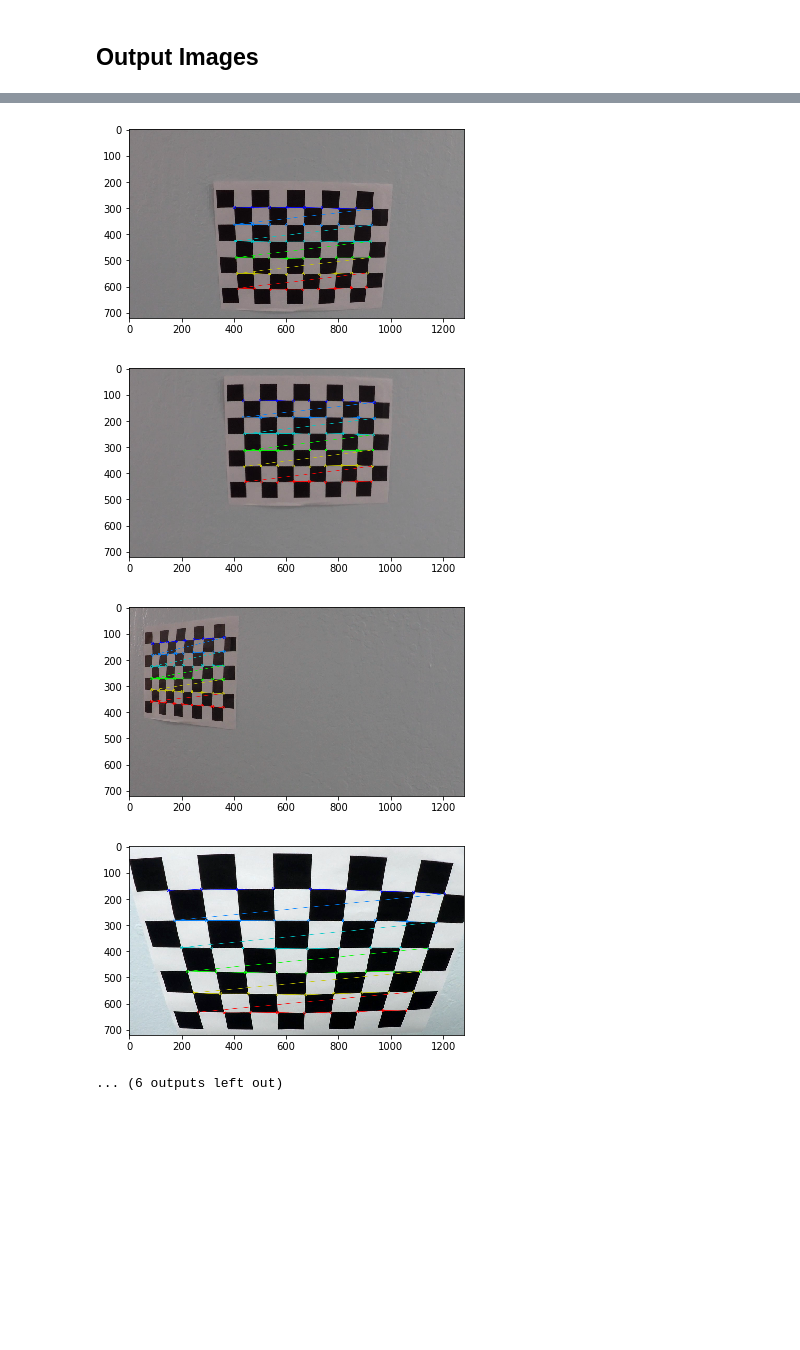
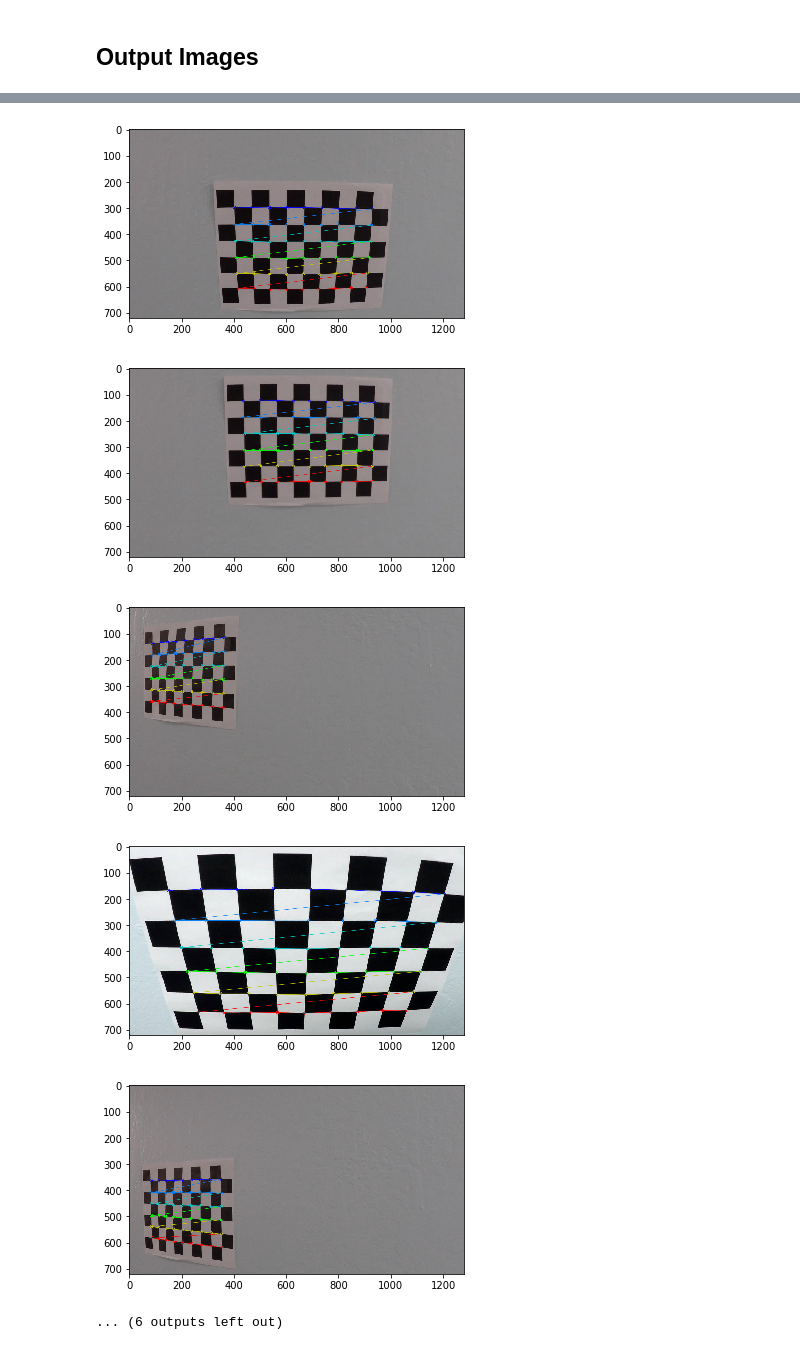
Before and after one commit to sandeeppaulraj/CarND-Advanced-Lane-Lines, a Jupyter notebook: P4_Camera_Calibration.ipynb, the cells around one changed output, grey strips where cells are left out. Drawn from its saved outputs; the diff is of its cells as text; code cells hidden in the pictures; blank space fills up the shorter version.

Commit message:
Output images with checkerboard patterns
Out of the 20 images not all have chessboard corners

```diff
--- a/P4_Camera_Calibration.ipynb
+++ b/P4_Camera_Calibration.ipynb
@@ -19,2 +18,15 @@ import matplotlib.image as mpimg
 # %% [markdown]
 ## Output Images
+# %%
+import os
+#print(os.listdir("camera_cal/"))
+
+images_to_load = [cv2.imread('camera_cal/' + i) for i in os.listdir('camera_cal/')]
+
+print("Number of images = ", len(images_to_load))
+
+for i in range(len(images_to_load)):
+    img = images_to_load[i]
+
+    plt.imshow(img)
+    plt.show()
@@ -21,18 +47,8 @@ import matplotlib.image as mpimg
 # %%
-import os
-#print(os.listdir("camera_cal/"))
-
-images_to_load = [cv2.imread('camera_cal/' + i) for i in os.listdir('camera_cal/')]
-
-print("Number of images = ", len(images_to_load))
-
 # prepare object points
 nx = 9
 ny = 6
-
-# Make a list of calibration images
-fname = 'camera_cal/calibration9.jpg'
-img = cv2.imread(fname)
+count = 0
 
 for i in range(len(images_to_load)):
     img = images_to_load[i]
@@ -45,6 +61,7 @@ for i in range(len(images_to_load)):
 
     # If found, draw corners
     if ret == True:
+        count =  count + 1
         # Draw and display the corners
         cv2.drawChessboardCorners(img, (nx, ny), corners, ret)
         plt.imshow(img)
@@ -54,12 +70,13 @@ Number of images =  20
 [figure]
 [figure]
 [figure]
 [figure]
 [figure]
 [figure]
 [figure]
 [figure]
 [figure]
 [figure]
 [figure]
-... (6 outputs left out)
+[figure, added]
+... (6 outputs left out)
```
Also changed, not shown: parts of 4 cells of this notebook.
